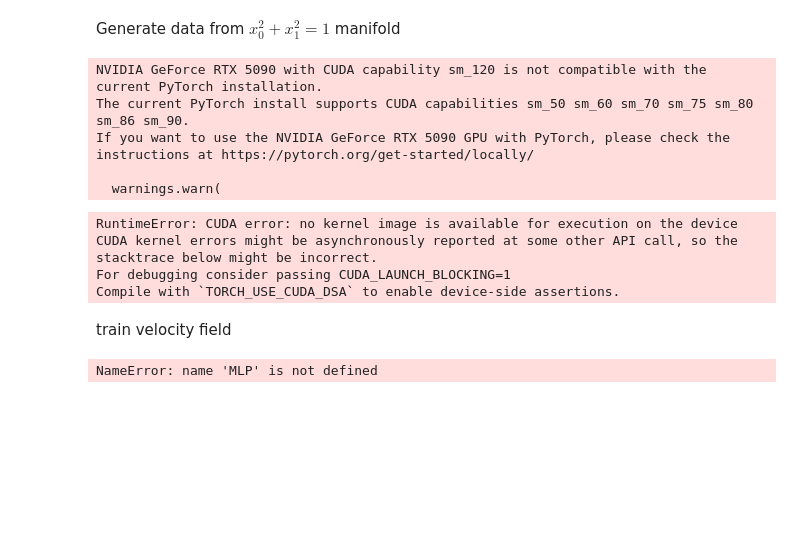
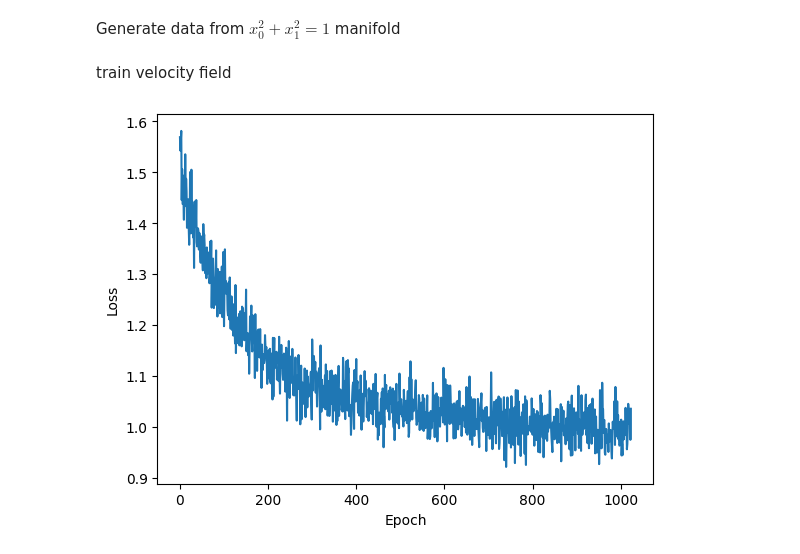
Before and after one commit to jc-bao/flow-playground, a Jupyter notebook: score_geometry.ipynb, the cells around one changed output. Drawn from its saved outputs; the diff is of its cells as text; code cells hidden in the pictures; blank space fills up the shorter version.

Commit message:
⚡ add initial training example

```diff
--- a/score_geometry.ipynb
+++ b/score_geometry.ipynb
@@ -6,7 +6,7 @@ import torch
 import torch.nn as nn
 from torch.utils.data import DataLoader, TensorDataset
 import torch.nn.functional as F
-import tqdm
+from matplotlib import pyplot as plt
 
 device = torch.device("cuda" if torch.cuda.is_available() else "cpu")
 
@@ -24,49 +24,48 @@ class MLP(nn.Module):
         self.net = nn.Sequential(*layers)
 
     def forward(self, xt, t):
-        return self.net(torch.cat([xt, t.unsqueeze(-1)], dim=-1))
+        return self.net(torch.cat([xt, t], dim=-1))
 # %% [markdown]
 Generate data from $x_0^2 + x_1^2 = 1$ manifold
 # %%
-num_train_samples = 1000
-batch_size = 128
+num_train_samples = 1024
+batch_size = 512
 
 theta = torch.linspace(0, 2 * np.pi, num_train_samples, device=device)
 x = torch.stack([torch.cos(theta), torch.sin(theta)], dim=-1)
+# normalize
+x1 = (x - x.mean(dim=0)) / x.std(dim=0)
 
 dataset = TensorDataset(x)
 dataloader = DataLoader(dataset, batch_size=batch_size, shuffle=True)
-# %% [output]
-NVIDIA GeForce RTX 5090 with CUDA capability sm_120 is not compatible with the current PyTorch installation.
-The current PyTorch install supports CUDA capabilities sm_50 sm_60 sm_70 sm_75 sm_80 sm_86 sm_90.
-If you want to use the NVIDIA GeForce RTX 5090 GPU with PyTorch, please check the instructions at https://pytorch.org/get-started/locally/
-
-  warnings.warn(
-RuntimeError: CUDA error: no kernel image is available for execution on the device
-CUDA kernel errors might be asynchronously reported at some other API call, so the stacktrace below might be incorrect.
-For debugging consider passing CUDA_LAUNCH_BLOCKING=1
-Compile with `TORCH_USE_CUDA_DSA` to enable device-side assertions.
 # %% [markdown]
 train velocity field
 # %%
-num_epochs = 100
+num_epochs = 1024
 model = MLP(x_dim=2, t_dim=1).to(device)
-optimizer = torch.optim.Adam(model.parameters(), lr=1e-3)
+optimizer = torch.optim.Adam(model.parameters(), lr=1e-4)
 
-for epoch in tqdm(range(num_epochs), desc="Training Epochs"):
+loss_history = []
+for epoch in range(num_epochs):
     epoch_loss_sum = 0.0
     for x1, in dataloader:  # Unpack Tuple for x1
-        t = torch.rand((batch_size, ), device=device)
-        x0 = torch.randn((batch_size, 2), device=device)
+        bs = x1.shape[0]
+        t = torch.rand((bs, 1), device=device)
+        x0 = torch.randn((bs, 2), device=device)
         xt = t * x1 + (1 - t) * x0
         vel_target = (x1 - x0) / 1.0
         vel_pred = model(xt, t)
         loss = F.mse_loss(vel_pred, vel_target)
         optimizer.zero_grad()
         loss.backward()
         optimizer.step()
         epoch_loss_sum += loss.item()
     epoch_loss = epoch_loss_sum / len(dataloader)
-    tqdm.write(f"Epoch {epoch} Loss: {epoch_loss:.4f}")
+    loss_history.append(epoch_loss)
+
+plt.plot(loss_history)
+plt.xlabel("Epoch")
+plt.ylabel("Loss")
+plt.show()
 # %% [output]
-NameError: name 'MLP' is not defined
+[figure, added]
```
Also changed, not shown: parts of 2 cells of this notebook.
